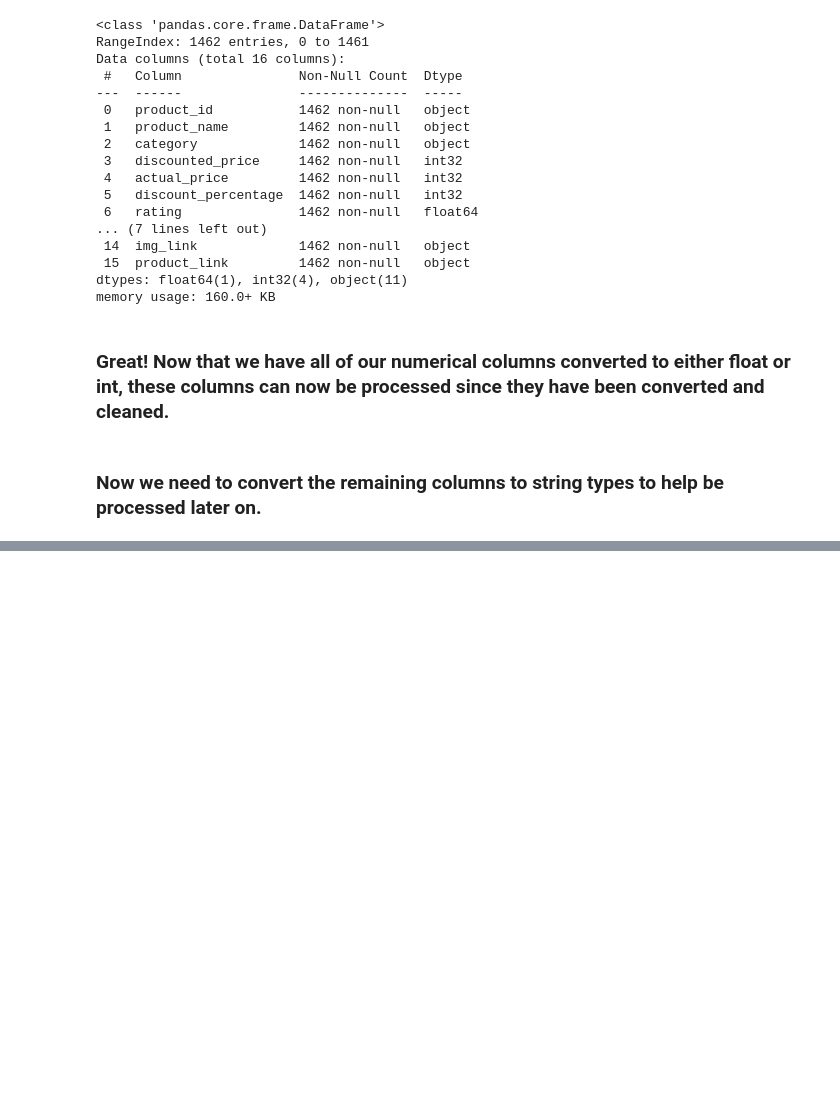
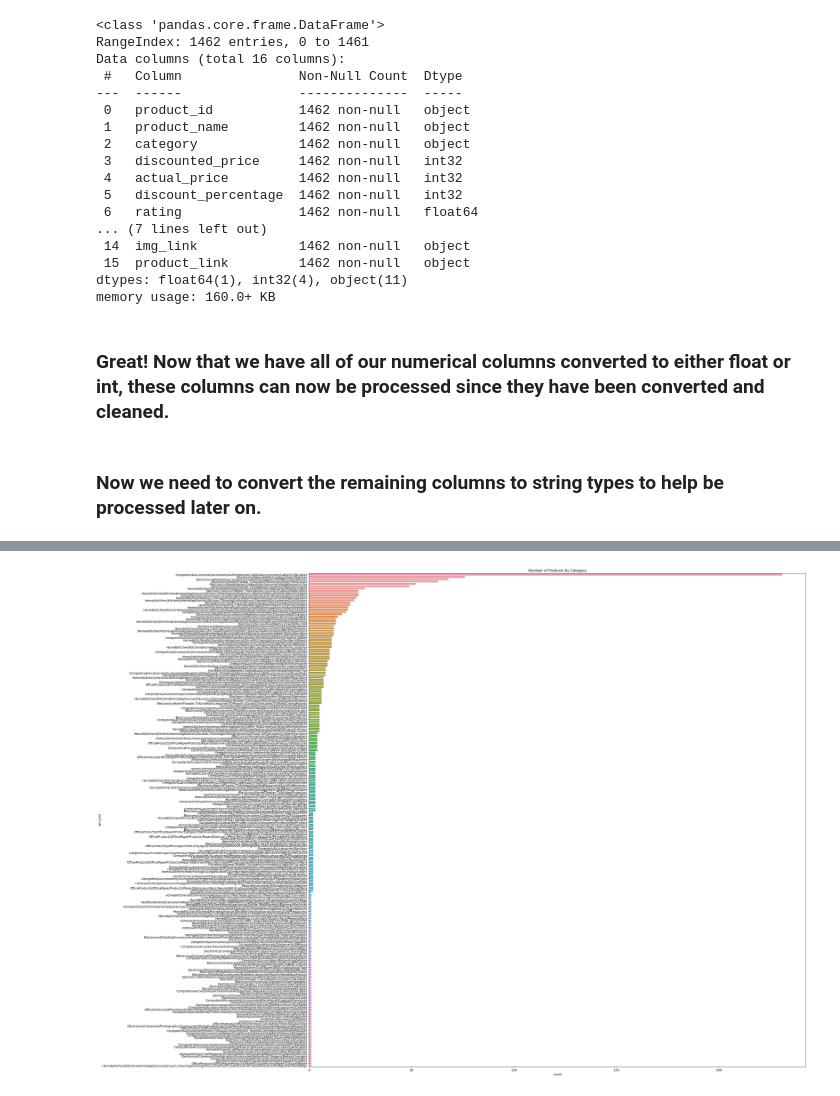
Before and after one commit to torusbrane/Sales-Analysis, a Jupyter notebook: Amazon Sales Analysis.ipynb, the cells around one changed output, grey strips where cells are left out. Cells and saved outputs as stored; diff of their text form; code cells hidden in the pictures; blank space fills up the shorter version.

```diff
--- a/Amazon Sales Analysis.ipynb
+++ b/Amazon Sales Analysis.ipynb
@@ -500,0 +574,10 @@ memory usage: 160.0+ KB
+# %%
+import seaborn as sns
+
+# Distribution of products across categories
+plt.figure(figsize=(30, 30))
+sns.countplot(y='category', data=amazonSales_1, order = amazonSales_1['category'].value_counts().index)
+plt.title('Number of Products by Category')
+plt.show()
+# %% [output]
+[figure, added]
```
Also changed, not shown: parts of 9 cells of this notebook, 1 other file.
